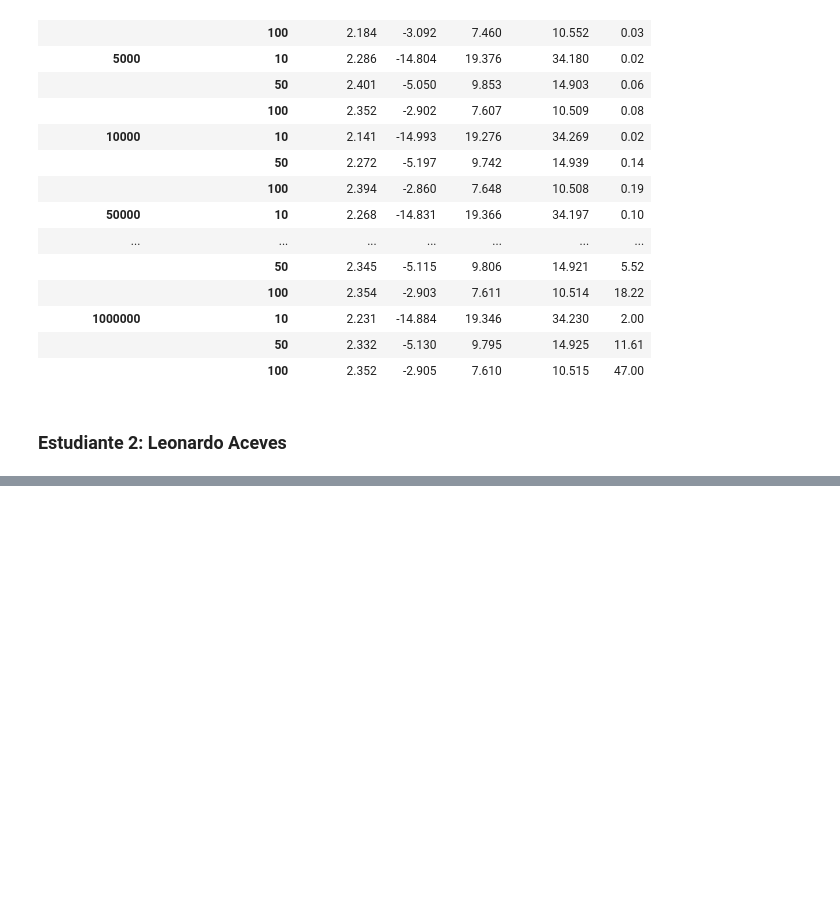
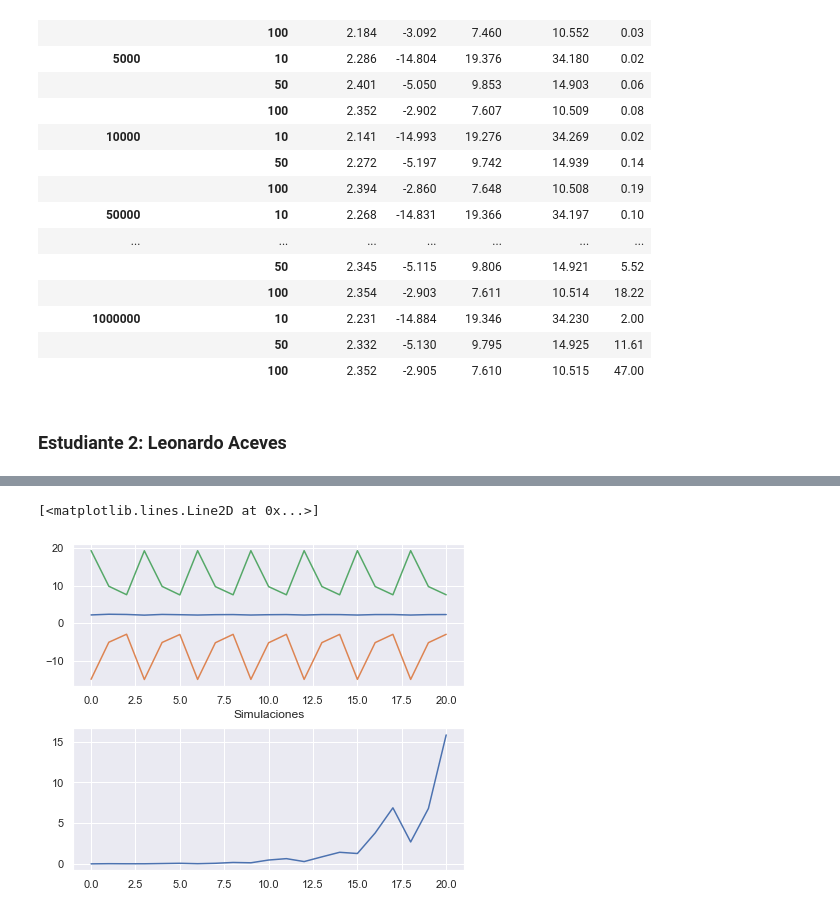
Before and after one commit to feramdor/Tarea9-10_Amdor_Aceves, a Jupyter notebook: Tarea9.ipynb, the cells around one changed output, grey strips where cells are left out. Drawn from its saved outputs; the diff is of its cells as text; code cells hidden in the pictures; blank space fills up the shorter version.

```diff
--- a/Tarea9.ipynb
+++ b/Tarea9.ipynb
@@ -283,0 +339,10 @@ tabla_put
+# %%
+i1 =list(map(lambda i: int(i/3),range(7*3)))
+i2 =list(map(lambda i: int(i%3),range(7*3)))
+indx = pd.MultiIndex(levels=[simulaciones,pasos], codes=[i1, i2])
+put_array = np.array([put[i1[i]][i2[i]] for i in range(len(i1))])
+put_aprox = np.array([i[0] for i in put_array])
+lim_inf_p = np.array([i[1] for i in put_array])
+lim_sup_p = np.array([i[2] for i in put_array])
+rango = np.array([i[3] for i in put_array])
+tiempos_put = np.array([i[4] for i in put_array])
@@ -283,0 +373,12 @@ tabla_put
+# %%
+fig, (ax1, ax2) = plt.subplots(2, 1, figsize=(7,6))
+fig.subplots_adjust(hspace=0.3)
+ax1.plot(put_aprox, label = "Simulation")
+ax1.plot(lim_inf_p, label = "Inferior")
+ax1.plot(lim_sup_p, label = "Superior")
+ax1.set_xlabel('Simulaciones')
+ax1.grid(True)
+ax2.plot(np.round(tiempos_put,2), label = "Tiempo")
+# %% [output]
+[<matplotlib.lines.Line2D at 0x...>]
+[figure, added]
```
Also changed, not shown: parts of 6 cells of this notebook.
